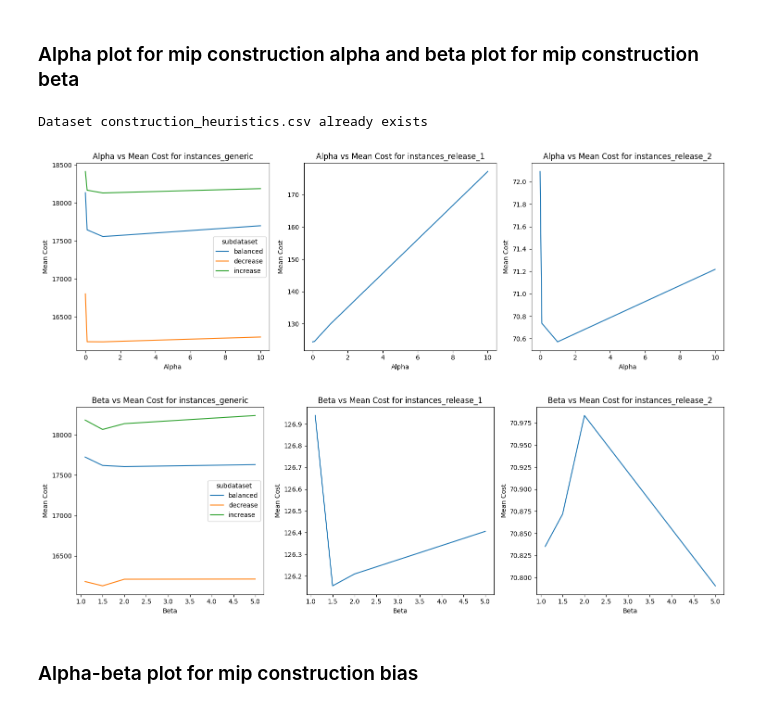
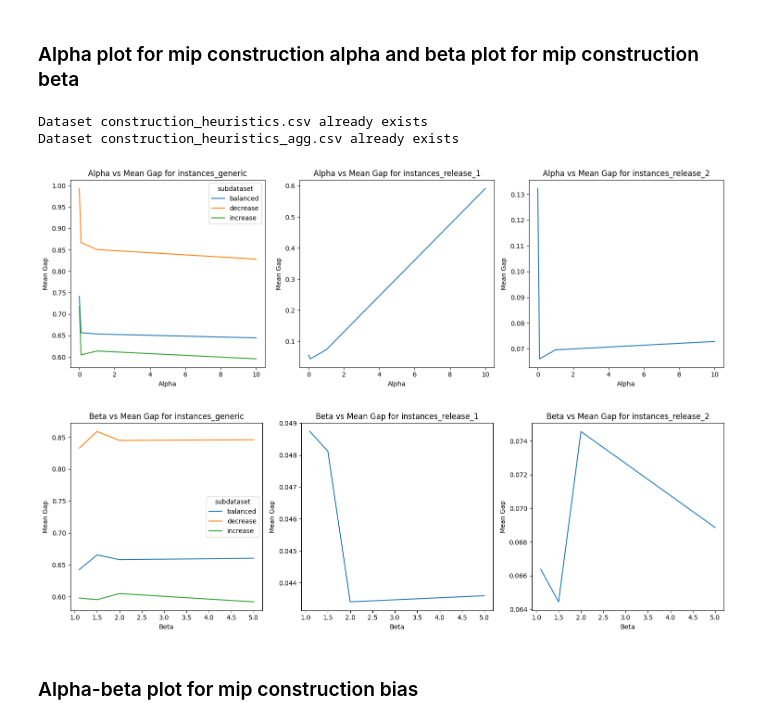
Before and after one commit to jsalvasoler/trigger_arc_tsp, a Jupyter notebook: notebooks/tables_and_figures.ipynb, the cells around one changed output. Cells and saved outputs as stored; diff of their text form; code cells hidden in the pictures.

```diff
--- a/notebooks/tables_and_figures.ipynb
+++ b/notebooks/tables_and_figures.ipynb
@@ -175,56 +324,56 @@ import numpy as np
 
 results = get_results()
 
-
-results["success"] = results["cost"] != float('inf')
+results["success"] = results["gap"] != float('inf')
 results.replace([np.inf, -np.inf], np.nan, inplace=True)
 
-def plot_alpha_beta(mip_avg_cost: np.ndarray, param: str, title: str) -> None:
+def plot_alpha_beta(mip_avg_gap: np.ndarray, param: str, title: str) -> None:
     """
-    Plots the mean cost against the given parameter (alpha or beta) for each dataset.
+    Plots the mean gap against the given parameter (alpha or beta) for each dataset.
 
-    :param mip_avg_cost: The aggregated cost data.
+    :param mip_avg_gap: The aggregated gap data.
     :param param: The parameter to plot against ('alpha' or 'beta').
     :param title: The title for the plot.
     """
-    unique_datasets = mip_avg_cost['dataset'].unique()
+    unique_datasets = mip_avg_gap['dataset'].unique()
     num_datasets = len(unique_datasets)
 
     if num_datasets == 0:
         print(f"No datasets available for {title}.")
         return
 
     fig, axes = plt.subplots(1, num_datasets, figsize=(5 * num_datasets, 5), sharey=False)
 
     if num_datasets == 1:
         axes = [axes]  # Ensure axes is iterable when there's only one plot
 
     for ax, dataset in zip(axes, unique_datasets):
-        dataset_data = mip_avg_cost[mip_avg_cost['dataset'] == dataset]
+        dataset_data = mip_avg_gap[mip_avg_gap['dataset'] == dataset]
         if len(dataset_data['subdataset'].unique()) > 1:
             sns.lineplot(x=param, y="mean", data=dataset_data, hue="subdataset", ax=ax)
         else:
             sns.lineplot(x=param, y="mean", data=dataset_data, ax=ax)
-        ax.set_title(f"{param.capitalize()} vs Mean Cost for {dataset}")
+        ax.set_title(f"{param.capitalize()} vs Mean Gap for {dataset}")
         ax.set_xlabel(param.capitalize())
-        ax.set_ylabel("Mean Cost")
+        ax.set_ylabel("Mean Gap")
 
     plt.tight_layout()
     plt.show()
 
 # Alpha plot for mip construction alpha
 mip_alpha = results[results["method"] == "mip_randomized_construction_random_alpha"]
-mip_alpha_avg_cost = mip_alpha.groupby(['dataset', 'subdataset', 'alpha'])['cost'].agg(['mean', 'std']).reset_index()
-plot_alpha_beta(mip_alpha_avg_cost, 'alpha', 'Alpha Plot for MIP Construction Alpha')
+mip_alpha_avg_gap = mip_alpha.groupby(['dataset', 'subdataset', 'alpha'])['gap'].agg(['mean', 'std']).reset_index()
+plot_alpha_beta(mip_alpha_avg_gap, 'alpha', 'Alpha Plot for MIP Construction Alpha')
 
 # Beta plot for mip construction beta
 mip_beta = results[results["method"] == "mip_randomized_construction_random_beta"]
-mip_beta_avg_cost = mip_beta.groupby(['dataset', 'subdataset', 'beta'])['cost'].agg(['mean', 'std']).reset_index()
-plot_alpha_beta(mip_beta_avg_cost, 'beta', 'Beta Plot for MIP Construction Beta')
+mip_beta_avg_gap = mip_beta.groupby(['dataset', 'subdataset', 'beta'])['gap'].agg(['mean', 'std']).reset_index()
+plot_alpha_beta(mip_beta_avg_gap, 'beta', 'Beta Plot for MIP Construction Beta')
 # %% [output]
 Dataset construction_heuristics.csv already exists
+Dataset construction_heuristics_agg.csv already exists
-[figure, old version]
+[figure, new version]
-[figure, old version]
+[figure, new version]
 # %% [markdown]
 ### Alpha-beta plot for mip construction bias
 # %%
```
Also changed, not shown: parts of 4 cells of this notebook.
